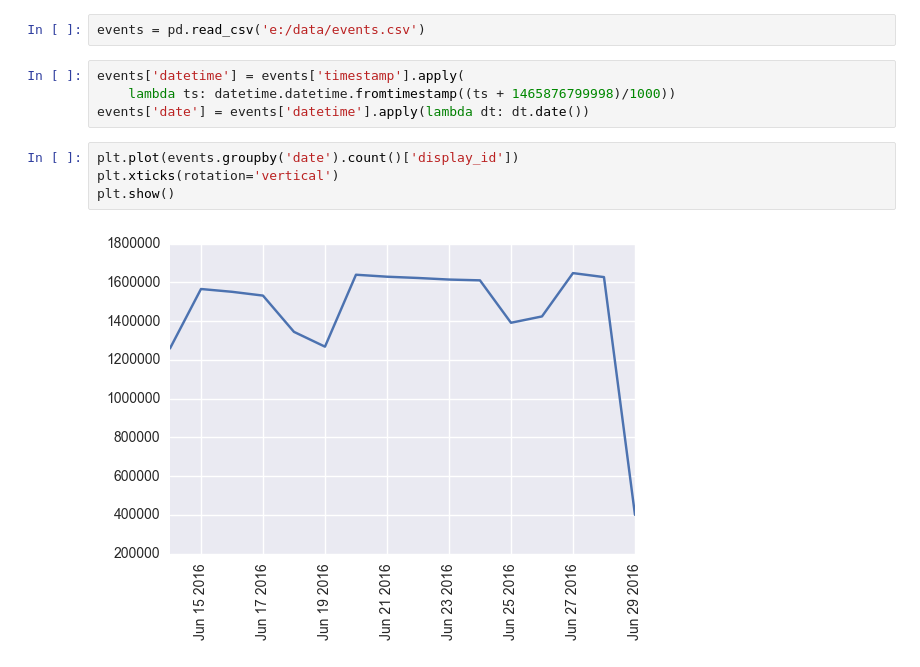
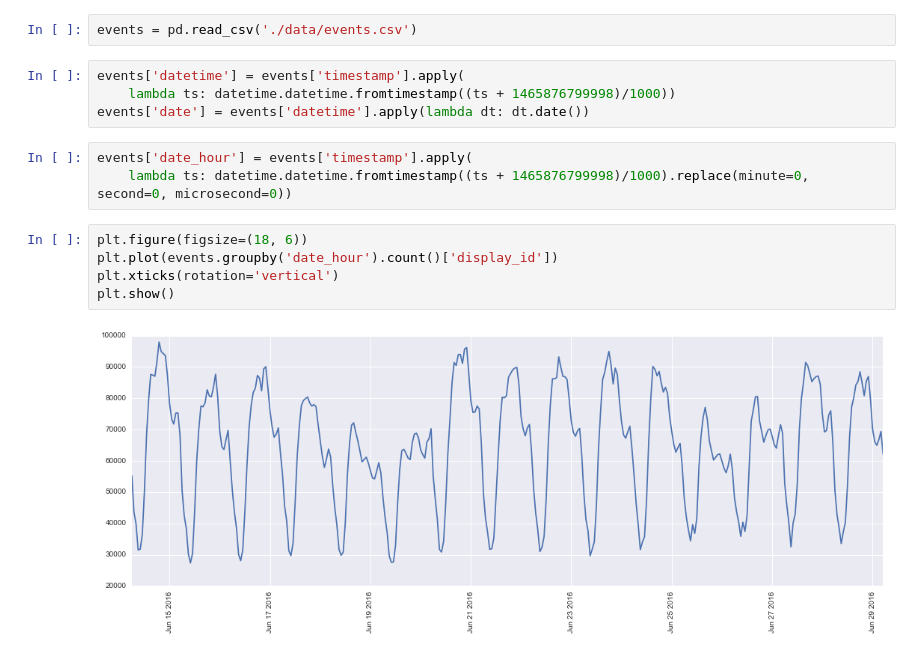
Before and after one commit to michaldul/kaggle, a Jupyter notebook: outbrain/outbrain.ipynb, the cells around one changed output. Drawn from its saved outputs; the diff is of its cells as text.

Commit message:
plot events in time

```diff
--- a/outbrain/outbrain.ipynb
+++ b/outbrain/outbrain.ipynb
@@ -6,14 +6,18 @@ import datetime
 # %%
 %matplotlib inline
 # %%
-events = pd.read_csv('e:/data/events.csv')
+events = pd.read_csv('./data/events.csv')
 # %%
 events['datetime'] = events['timestamp'].apply(
     lambda ts: datetime.datetime.fromtimestamp((ts + 1465876799998)/1000))
 events['date'] = events['datetime'].apply(lambda dt: dt.date())
+# %%
+events['date_hour'] = events['timestamp'].apply(
+    lambda ts: datetime.datetime.fromtimestamp((ts + 1465876799998)/1000).replace(minute=0, second=0, microsecond=0))
 # %%
-plt.plot(events.groupby('date').count()['display_id'])
+plt.figure(figsize=(18, 6))
+plt.plot(events.groupby('date_hour').count()['display_id'])
 plt.xticks(rotation='vertical')
 plt.show()
 # %% [output]
-[figure, old version]
+[figure, new version]
```
